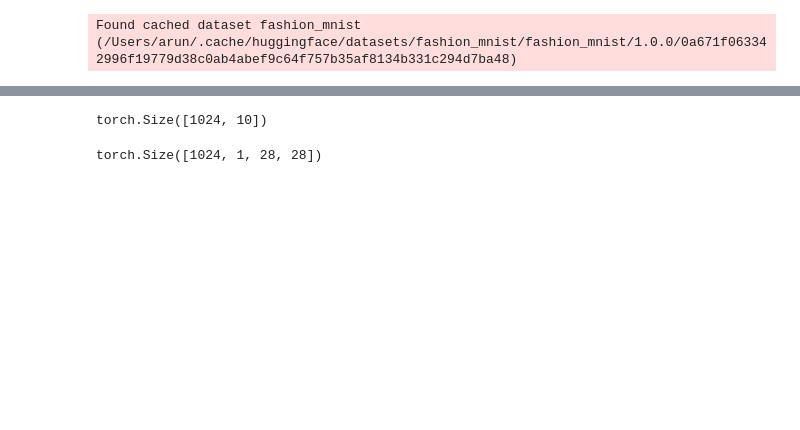
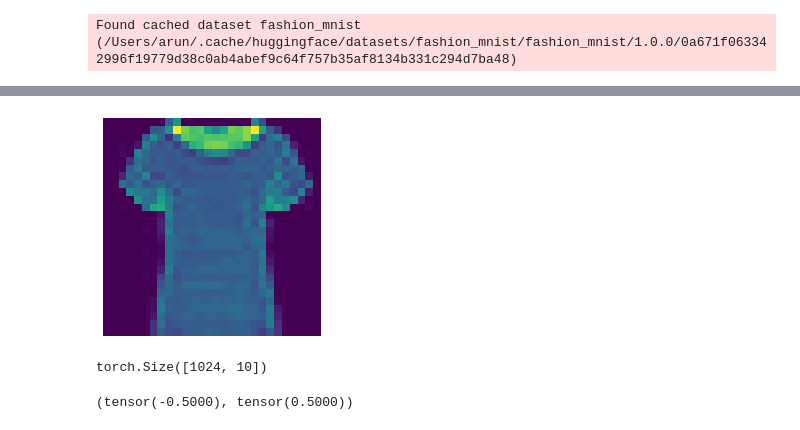
Before and after one commit to arun477/variational_autoencoder, a Jupyter notebook: vae.ipynb, the cells around one changed output, grey strips where cells are left out. Saved outputs shown, nothing was run; the diff lists cells and outputs as text; code cells hidden in the pictures; blank space fills up the shorter version.

```diff
--- a/vae.ipynb
+++ b/vae.ipynb
@@ -46,3 +49,8 @@ plt.axis('off');
+# %%
+plt.imshow(xb[5].permute(1, 2, 0));
+plt.axis('off');
+# %% [output]
+[figure, added]
 # %%
 def conv(ni, nf, ks=3, s=2, act=nn.ReLU, norm=None, bias=True):
     layers = [nn.Conv2d(ni, nf, kernel_size=ks, stride=s, padding=ks//2, bias=bias)]
@@ -169,6 +175,7 @@ class AutoEncoder(nn.Module):
 model = AutoEncoder()
 output = model(xb).detach().cpu()
 output.shape
+xb.min(),xb.max()
 # %% [output]
-torch.Size([1024, 1, 28, 28])
+(tensor(-0.5000), tensor(0.5000))
 # %%
```
Also changed, not shown: parts of 6 cells of this notebook.
